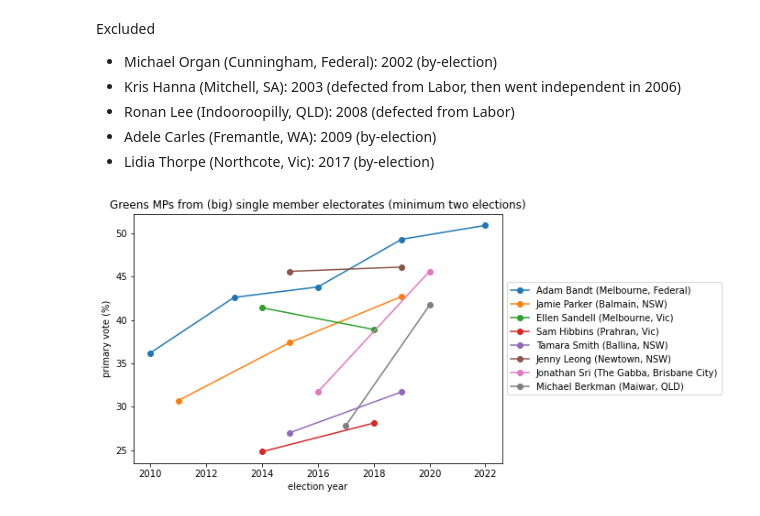
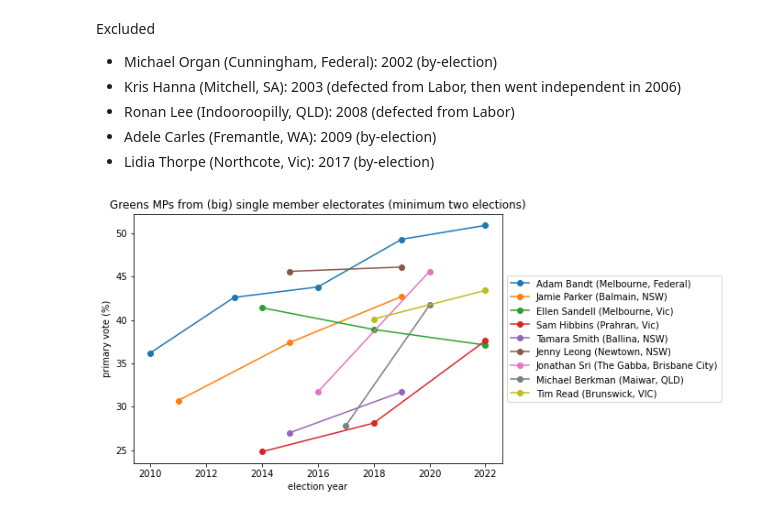
Before and after one commit to DamienIrving/election-analysis, a Jupyter notebook: analysis/single_member_electorates.ipynb, the cells around one changed output. Cells and saved outputs as stored; diff of their text form; code cells hidden in the pictures.

Commit message:
Update after Vic election

```diff
--- a/analysis/single_member_electorates.ipynb
+++ b/analysis/single_member_electorates.ipynb
@@ -14,12 +14,12 @@ primary_vote['Jamie Parker'] = numpy.array([30.7, 37.4, 42.7])
 election_years['Jamie Parker'] = numpy.array([2011, 2015, 2019])
 electorates['Jamie Parker'] = 'Balmain, NSW'
 # %%
-primary_vote['Ellen Sandell'] = numpy.array([41.4, 38.9])
-election_years['Ellen Sandell'] = numpy.array([2014, 2018])
+primary_vote['Ellen Sandell'] = numpy.array([41.4, 38.9, 37.1])
+election_years['Ellen Sandell'] = numpy.array([2014, 2018, 2022])
 electorates['Ellen Sandell'] = 'Melbourne, Vic'
 # %%
-primary_vote['Sam Hibbins'] = numpy.array([24.8, 28.1])
-election_years['Sam Hibbins'] = numpy.array([2014, 2018])
+primary_vote['Sam Hibbins'] = numpy.array([24.8, 28.1, 37.6])
+election_years['Sam Hibbins'] = numpy.array([2014, 2018, 2022])
 electorates['Sam Hibbins'] = 'Prahran, Vic'
 # %%
 primary_vote['Tamara Smith'] = numpy.array([27.0, 31.7])
@@ -37,6 +37,10 @@ electorates['Jonathan Sri'] = 'The Gabba, Brisbane City'
 primary_vote['Michael Berkman'] = numpy.array([27.8, 41.7])
 election_years['Michael Berkman'] = numpy.array([2017, 2020])
 electorates['Michael Berkman'] = 'Maiwar, QLD'
+# %%
+primary_vote['Tim Read'] = numpy.array([40.1, 43.4])
+election_years['Tim Read'] = numpy.array([2018, 2022])
+electorates['Tim Read'] = 'Brunswick, VIC'
 # %% [markdown]
 Excluded
 - Michael Organ (Cunningham, Federal): 2002 (by-election)
@@ -47,20 +51,20 @@ Excluded
 # %%
 mp_list = ['Adam Bandt', 'Jamie Parker', 'Ellen Sandell',
            'Sam Hibbins', 'Tamara Smith', 'Jenny Leong',
-           'Jonathan Sri', 'Michael Berkman']
+           'Jonathan Sri', 'Michael Berkman', 'Tim Read']
 plt.figure(figsize=[9, 5])
 ax = plt.subplot(111)
 for mp in mp_list:
     plt.plot(election_years[mp], primary_vote[mp],
              marker='o', label=f"{mp} ({electorates[mp]})")
 plt.title('Greens MPs from (big) single member electorates (minimum two elections)')
 plt.ylabel('primary vote (%)')
 plt.xlabel('election year')
 
 box = ax.get_position()
 ax.set_position([box.x0, box.y0, box.width * 0.8, box.height])
 ax.legend(loc='center left', bbox_to_anchor=(1, 0.5))
 
 plt.savefig('greens_mps_singles.png', facecolor='white', bbox_inches='tight', dpi=300)
 # %% [output]
-[figure, old version]
+[figure, new version]
```
Also changed, not shown: 1 other file.
